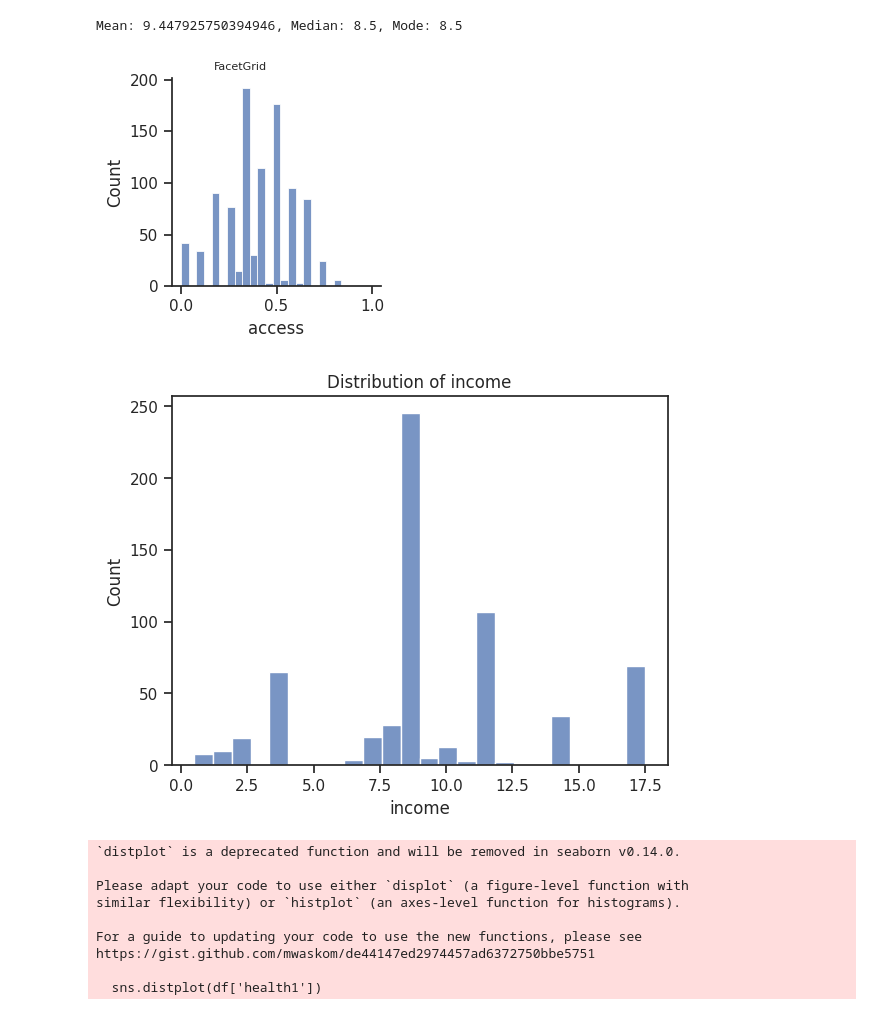
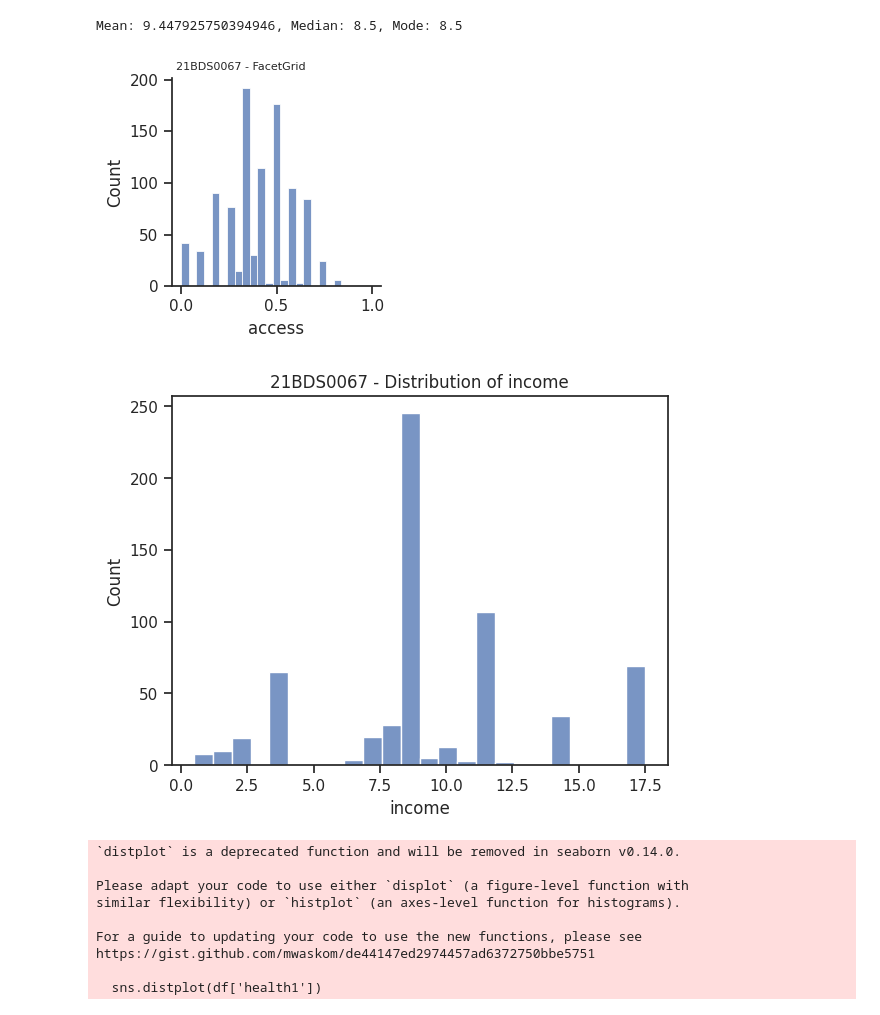
Before and after one commit to JananeeShri27/EDA-THEORY, a Jupyter notebook: Untitled0.ipynb, the cells around one changed output. Cells and saved outputs as stored; diff of their text form; code cells hidden in the pictures.

```diff
--- a/Untitled0.ipynb
+++ b/Untitled0.ipynb
@@ -298,18 +303,18 @@ Mean: 9.447925750394946, Median: 8.5, Mode: 8.5
 # %%
 import seaborn as sns
 import matplotlib.pyplot as plt
 g = sns.FacetGrid(df).map(sns.histplot,"access").add_legend()
-g.fig.suptitle('FacetGrid', fontsize=8)
+g.fig.suptitle('21BDS0067 - FacetGrid', fontsize=8)
 plt.show()
 # %% [output]
-[figure, old version]
+[figure, new version]
 # %%
-#  Univariate Analysis-Distribution of a single variable
+#  Univariate Analysis
 sns.histplot(df['income'].dropna())
-plt.title('Distribution of income')
+plt.title('21BDS0067 - Distribution of income')
 plt.show()
 # %% [output]
-[figure, old version]
+[figure, new version]
 # %%
 sns.distplot(df['health1'])
 # %% [output]
```
Also changed, not shown: parts of 12 cells of this notebook.
